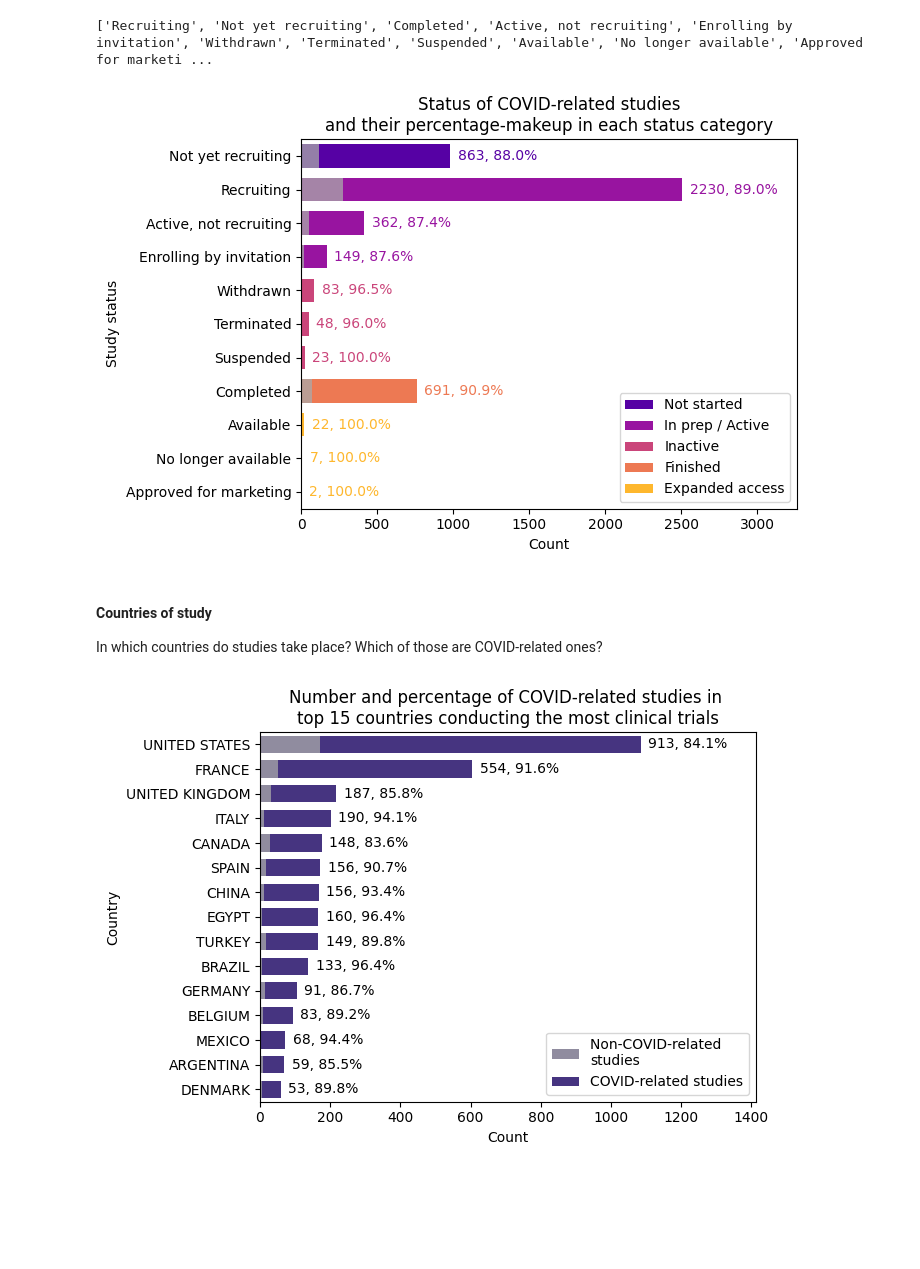
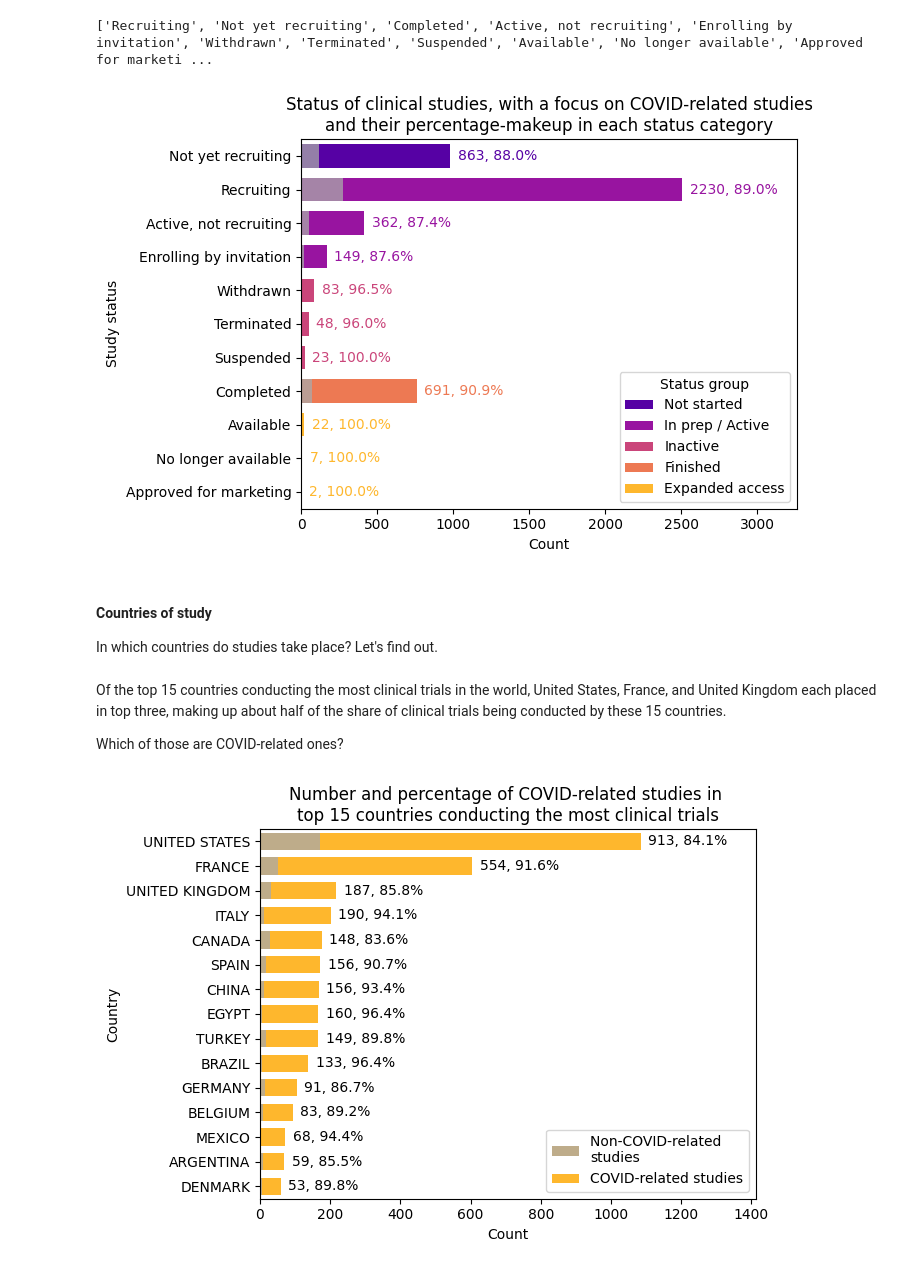
Before and after one commit to chels-kim/kaggle-covid-clintri, a Jupyter notebook: kaggle-covid-clintri/COVID-19 Clinical Trials.ipynb, the cells around one changed output. Saved outputs shown, nothing was run; the diff lists cells and outputs as text; code cells hidden in the pictures; blank space fills up the shorter version.

```diff
--- a/kaggle-covid-clintri/COVID-19 Clinical Trials.ipynb
+++ b/kaggle-covid-clintri/COVID-19 Clinical Trials.ipynb
@@ -671,18 +684,19 @@ def mybarh_stacked_df(df, ylabel, title, colToHighlight = 1, colourmap='plasma',
         patch.set_facecolor(colours[colourInd] * alpha)
 
     if isinstance(categories, pd.MultiIndex):
-        ax.legend(patches[colToHighlight,newColourInd],cat_groups)
+        ax.legend(patches[colToHighlight,newColourInd],cat_groups,
+                  title=categories.names[0].replace('_',' ').capitalize())
     else:
         ax.legend(legendlabel)
     return plt.show()
 
 # Plot stacked horizontal bar chart
 mybarh_stacked_df(grouped_status, ylabel='Study status',
-                  title='Status of COVID-related studies\n'
+                  title='Status of clinical studies, with a focus on COVID-related studies\n'
                         'and their percentage-makeup in each status category')
 # %% [output]
-[figure, old version]
+[figure, new version]
 # %% [markdown]
 
 #### Countries of study
-In which countries do studies take place? Which of those are COVID-related ones?
+In which countries do studies take place? Let's find out.
@@ -689,25 +710,33 @@ In which countries do studies take place? Which of those are COVID-related ones?
+# %% [markdown]
+Of the top 15 countries conducting the most clinical trials in the world, United States, France, and United Kingdom each
+placed in top three, making up about half of the share of clinical trials being conducted by these 15 countries.
+
+Which of those are COVID-related ones?
 # %%
 
 # Horizontal bar graph
 
 # list(df_studies.columns)
 # df_studies['location_countries'].value_counts()
 
-# Goal here: unstack the countries dataframe, and sort rows in a descending order of total number of studies in each country
+# Unstack the countries dataframe
 countries = df_studies[['location_countries','study_topic_code']]
+
+# sort rows in a descending order of total number of studies in each country
 countries_ind = countries.groupby(['location_countries','study_topic_code']).location_countries.size().unstack()\
     .sum(axis=1).sort_values(ascending=False).index
+
 # Sort using above indices
 countries = countries.groupby(['location_countries','study_topic_code']).location_countries.size().unstack().reindex(index=countries_ind)
 
 # countries[:20]
 mybarh_stacked_df(countries[:15],
                   ylabel='Country',
                   title='Number and percentage of COVID-related studies in \n'
                         'top 15 countries conducting the most clinical trials',
-                  colourmap='viridis',
+                  colourmap='plasma',
                   legendlabel=['Non-COVID-related \nstudies', 'COVID-related studies'])
 
 # TODO: LEVEL-UP -- draw a world map and graph dots on top of them
 # %% [output]
-[figure, old version]
+[figure, new version]
```
Also changed, not shown: parts of 7 cells of this notebook.
